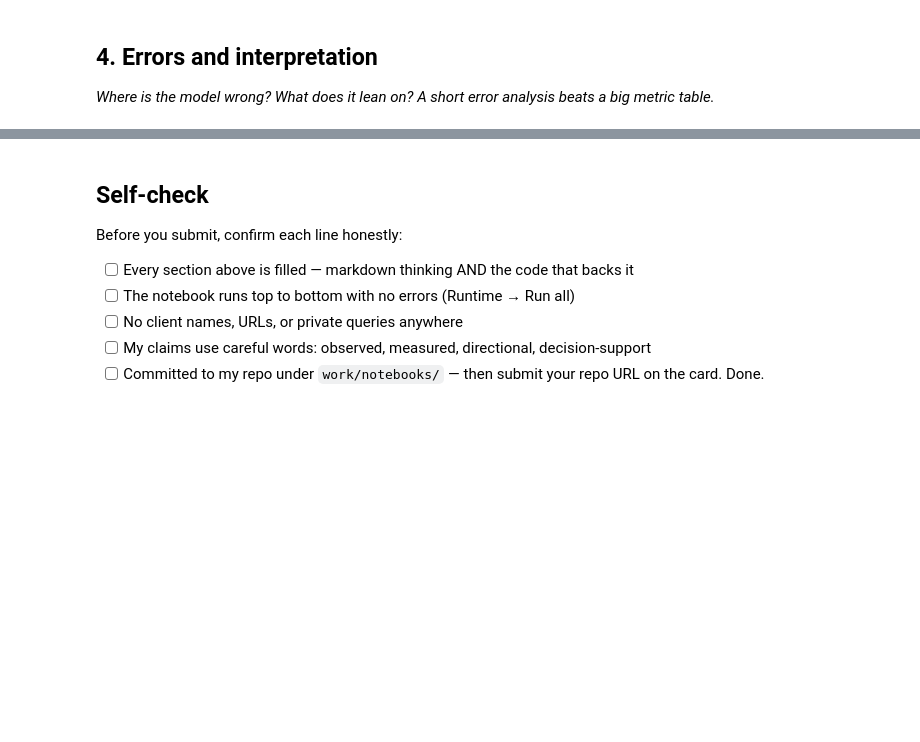
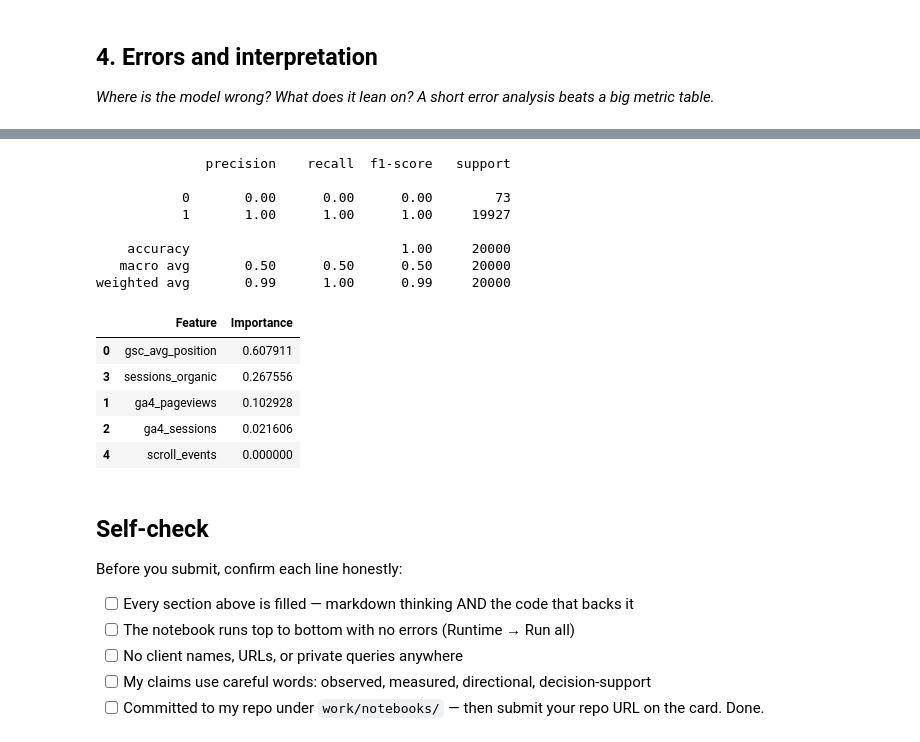
Before and after one commit to Shaimaa307/flyrank-ml-internship, a Jupyter notebook: work/notebooks/w05_model.ipynb, the cells around one changed output, grey strips where cells are left out. Cells and saved outputs as stored; diff of their text form; code cells hidden in the pictures; blank space fills up the shorter version.

```diff
--- a/work/notebooks/w05_model.ipynb
+++ b/work/notebooks/w05_model.ipynb
@@ -34,6 +208,37 @@ This skeleton is yours to fill. Work the sections **in order** — each one has
 # %%
 # This cell is for CODE (numbers, a query, a check).
 # Write your text answer in the cell ABOVE this one — typing sentences here breaks Run All.
+from sklearn.metrics import classification_report
+import pandas as pd
+
+print(classification_report(y_test, pred))
+
+importance = pd.DataFrame({
+    "Feature": X.columns,
+    "Importance": model.feature_importances_
+})
+
+importance = importance.sort_values(
+    by="Importance",
+    ascending=False
+)
+
+importance
+# %% [output]
+              precision    recall  f1-score   support
+
+           0       0.00      0.00      0.00        73
+           1       1.00      1.00      1.00     19927
+
+    accuracy                           1.00     20000
+   macro avg       0.50      0.50      0.50     20000
+weighted avg       0.99      1.00      0.99     20000
+|  | Feature | Importance |
+| 0 | gsc_avg_position | 0.607911 |
+| 3 | sessions_organic | 0.267556 |
+| 1 | ga4_pageviews | 0.102928 |
+| 2 | ga4_sessions | 0.021606 |
+| 4 | scroll_events | 0.000000 |
 # %% [markdown]
 ## Self-check
 
```
Also changed, not shown: parts of 11 cells of this notebook.
